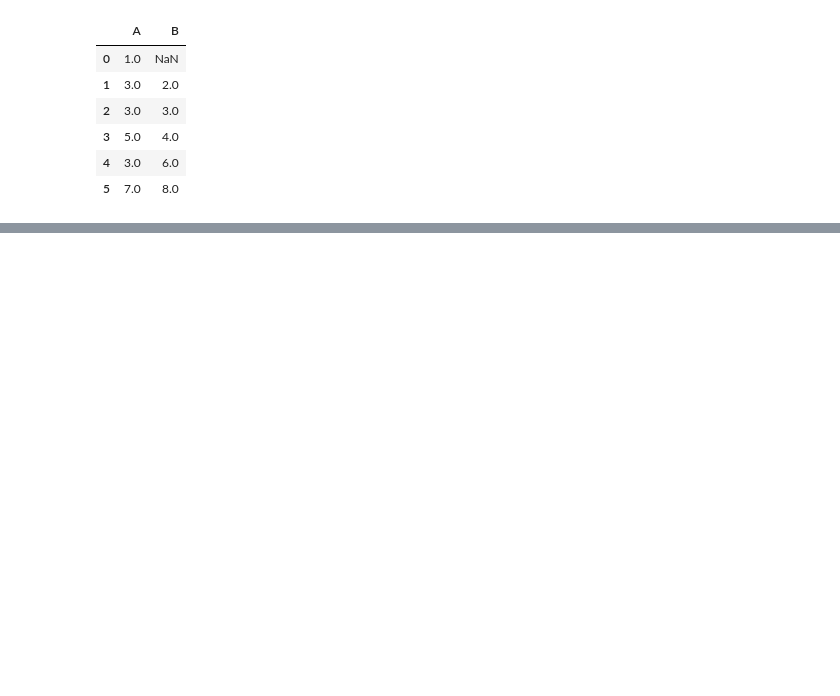
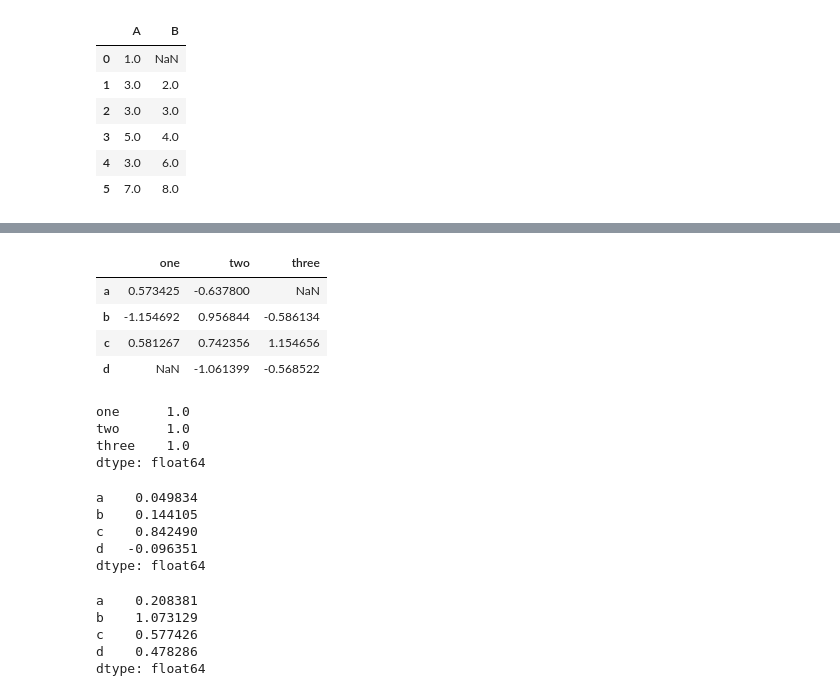
Before and after one commit to gopal-py07/DataSciencePandasExample, a Jupyter notebook: Essential basic functionality/Essential_basic_functionality.ipynb, the cells around one changed output, grey strips where cells are left out. Cells and saved outputs as stored; diff of their text form; code cells hidden in the pictures; blank space fills up the shorter version.

```diff
--- a/Essential basic functionality/Essential_basic_functionality.ipynb
+++ b/Essential basic functionality/Essential_basic_functionality.ipynb
@@ -745,0 +811,33 @@ df1.combine(df2, combiner)
+# %%
+ts_stand = (df-df.mean())/df.std()
+# %%
+ts_stand
+# %% [output]
+|  | one | two | three |
+| a | 0.573425 | -0.637800 | NaN |
+| b | -1.154692 | 0.956844 | -0.586134 |
+| c | 0.581267 | 0.742356 | 1.154656 |
+| d | NaN | -1.061399 | -0.568522 |
+# %%
+ts_stand.std()
+# %% [output]
+one      1.0
+two      1.0
+three    1.0
+dtype: float64
+# %%
+df.mean(1)
+# %% [output]
+a    0.049834
+b    0.144105
+c    0.842490
+d   -0.096351
+dtype: float64
+# %%
+df. std(1)
+# %% [output]
+a    0.208381
+b    1.073129
+c    0.577426
+d    0.478286
+dtype: float64
```
Also changed, not shown: parts of 17 cells of this notebook.
